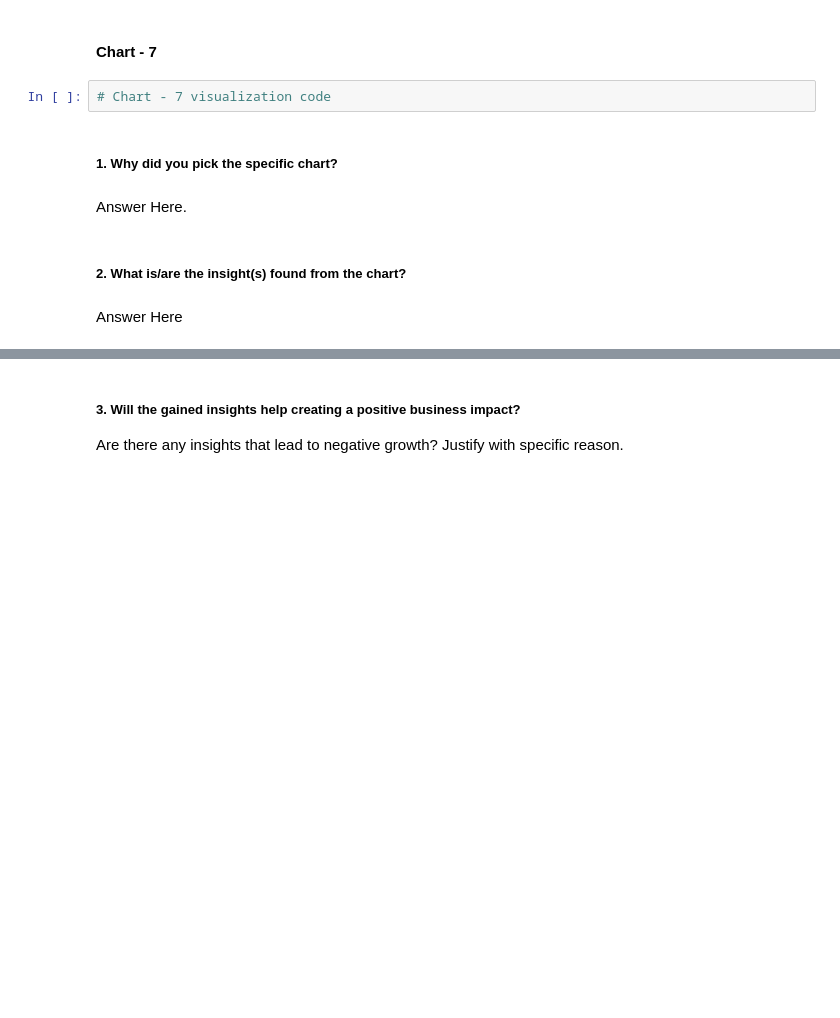
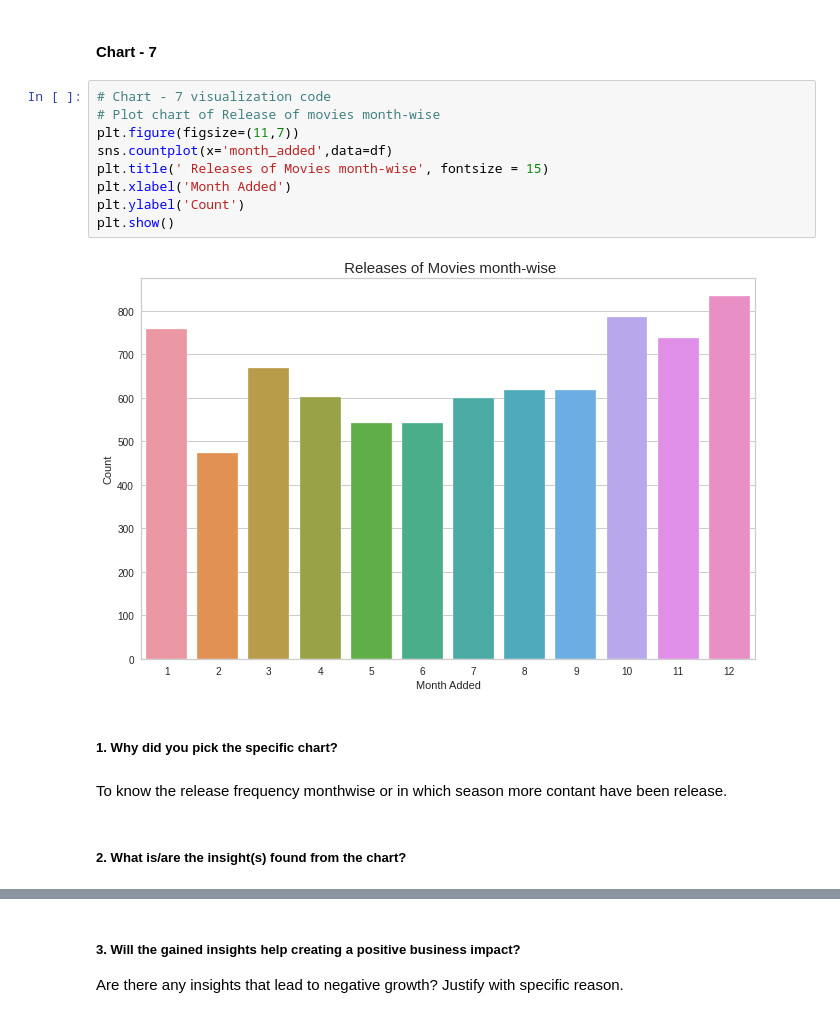
Before and after one commit to HKishanPatel/Netflix-Movies-and-TV-Shows-Clustering, a Jupyter notebook: Netflix_Movies_and_TV_Shows_Clustering.ipynb, the cells around one changed output, grey strips where cells are left out. Drawn from its saved outputs; the diff is of its cells as text; blank space fills up the shorter version.

```diff
--- a/Netflix_Movies_and_TV_Shows_Clustering.ipynb
+++ b/Netflix_Movies_and_TV_Shows_Clustering.ipynb
@@ -628,13 +628,20 @@ Are there any insights that lead to negative growth? Justify with specific reaso
 Answer Here
 # %% [markdown]
 #### Chart - 7
-# %%
-# Chart - 7 visualization code
+# %%
+# Chart - 7 visualization code
+# Plot chart of Release of movies month-wise
+plt.figure(figsize=(11,7))
+sns.countplot(x='month_added',data=df)
+plt.title(' Releases of Movies month-wise', fontsize = 15)
+plt.xlabel('Month Added')
+plt.ylabel('Count')
+plt.show()
+# %% [output]
+[figure, added]
 # %% [markdown]
 ##### 1. Why did you pick the specific chart?
-# %% [markdown]
-Answer Here.
+# %% [markdown]
+To know the release frequency monthwise or in which season more contant have been release.
 # %% [markdown]
 ##### 2. What is/are the insight(s) found from the chart?
-# %% [markdown]
-Answer Here
```
Also changed, not shown: parts of 35 cells of this notebook.
